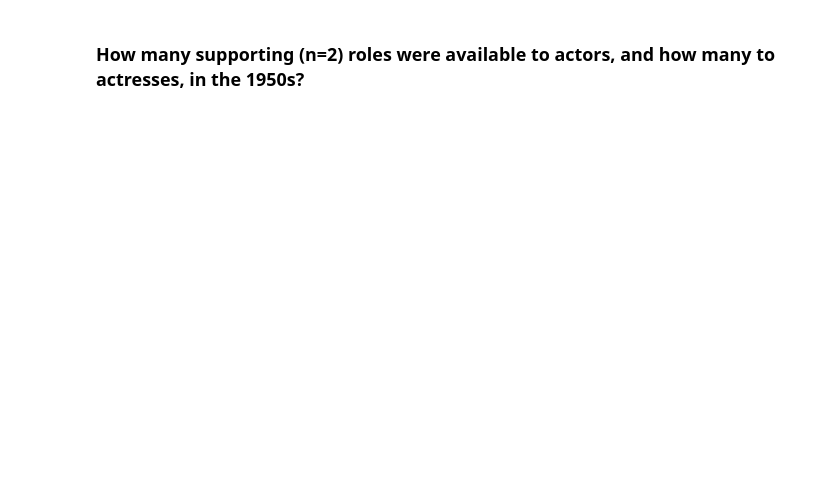
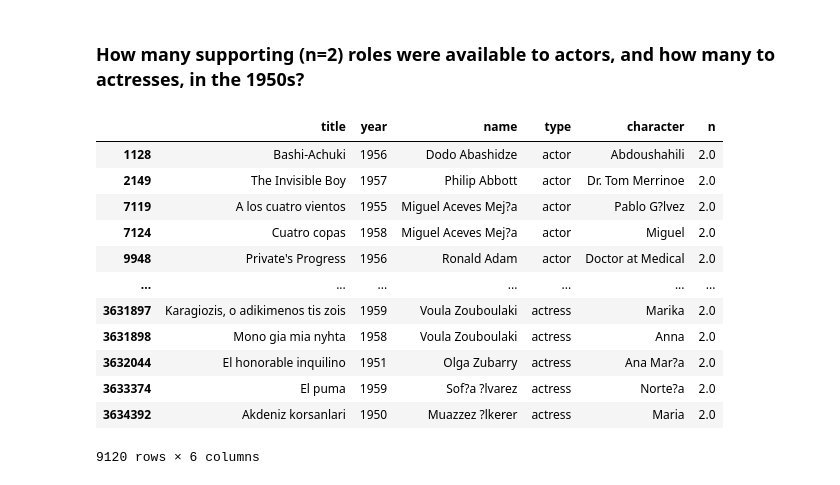
Before and after one commit to digitalminimal/Pandas_exercise, a Jupyter notebook: Exercises-2.ipynb, the cells around one changed output. Cells and saved outputs as stored; diff of their text form; code cells hidden in the pictures; blank space fills up the shorter version.

```diff
--- a/Exercises-2.ipynb
+++ b/Exercises-2.ipynb
@@ -162,2 +454,20 @@ q
 # %% [markdown]
 ### How many supporting (n=2) roles were available to actors, and how many to actresses, in the 1950s?
+# %%
+q=cast[cast['n']==2]
+q=q[q['year'].between(1950,1959)]
+q
+# %% [output]
+|  | title | year | name | type | character | n |
+| 1128 | Bashi-Achuki | 1956 | Dodo Abashidze | actor | Abdoushahili | 2.0 |
+| 2149 | The Invisible Boy | 1957 | Philip Abbott | actor | Dr. Tom Merrinoe | 2.0 |
+| 7119 | A los cuatro vientos | 1955 | Miguel Aceves Mej?a | actor | Pablo G?lvez | 2.0 |
+| 7124 | Cuatro copas | 1958 | Miguel Aceves Mej?a | actor | Miguel | 2.0 |
+| 9948 | Private's Progress | 1956 | Ronald Adam | actor | Doctor at Medical | 2.0 |
+| ... | ... | ... | ... | ... | ... | ... |
+| 3631897 | Karagiozis, o adikimenos tis zois | 1959 | Voula Zouboulaki | actress | Marika | 2.0 |
+| 3631898 | Mono gia mia nyhta | 1958 | Voula Zouboulaki | actress | Anna | 2.0 |
+| 3632044 | El honorable inquilino | 1951 | Olga Zubarry | actress | Ana Mar?a | 2.0 |
+| 3633374 | El puma | 1959 | Sof?a ?lvarez | actress | Norte?a | 2.0 |
+| 3634392 | Akdeniz korsanlari | 1950 | Muazzez ?lkerer | actress | Maria | 2.0 |
+9120 rows × 6 columns
```
Also changed, not shown: parts of 20 cells of this notebook.
